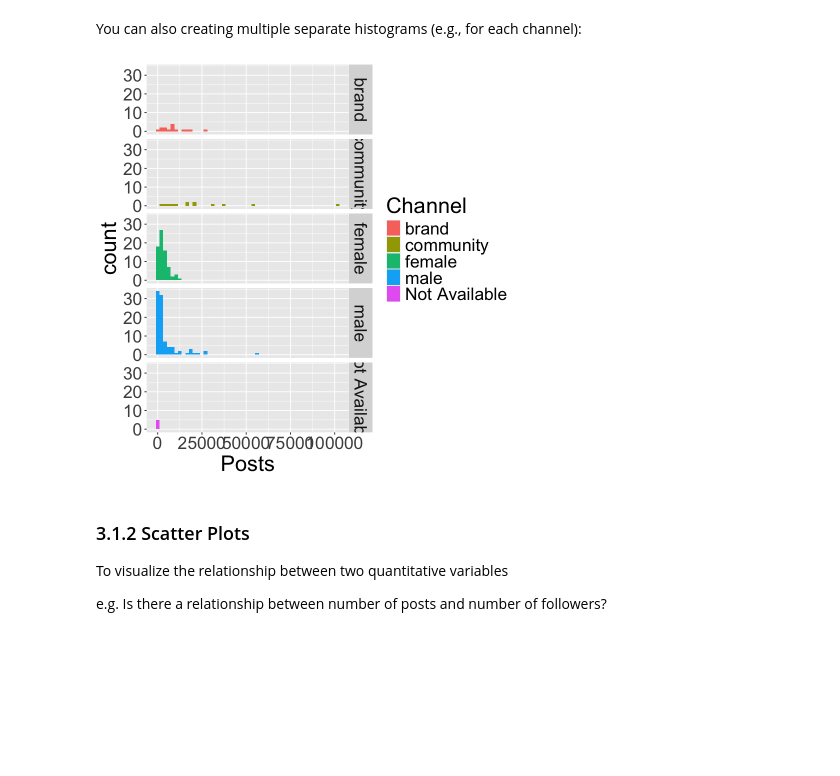
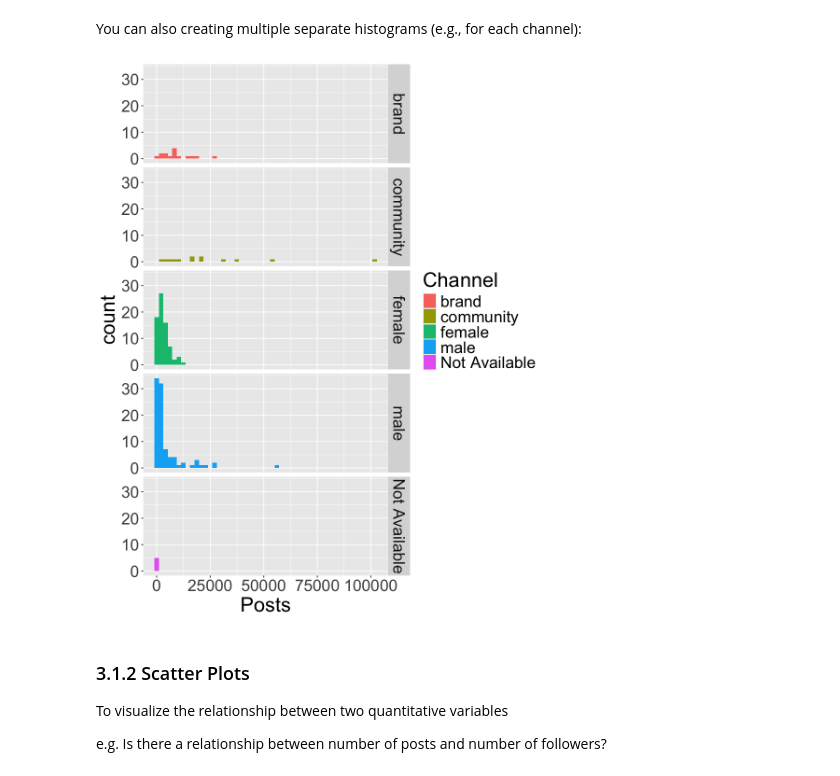
Before and after one commit to katieburak/girls-in-DS, a Jupyter notebook: _build/jupyter_execute/notes/day1.ipynb, the cells around one changed output. Saved outputs shown, nothing was run; the diff lists cells and outputs as text; code cells hidden in the pictures; blank space fills up the shorter version.

```diff
--- a/_build/jupyter_execute/notes/day1.ipynb
+++ b/_build/jupyter_execute/notes/day1.ipynb
@@ -890,12 +872,14 @@ ggplot(insta, aes(x = Posts)) +
 # %% [markdown]
 You can also creating multiple separate histograms (e.g., for each channel):
 # %%
+# Set the default size for plot
+options(repr.plot.width = 8, repr.plot.height = 10)
 ggplot(insta, aes(x = Posts, fill = Channel)) +
     geom_histogram(bins=50) +
     facet_grid(rows = vars(Channel)) +
     theme(text = element_text(size = 26))
 # %% [output]
-[figure, old version]
+[figure, new version]
 # %% [markdown]
 ### 3.1.2 Scatter Plots
 
```
Also changed, not shown: parts of 6 cells of this notebook, 17 other files.
